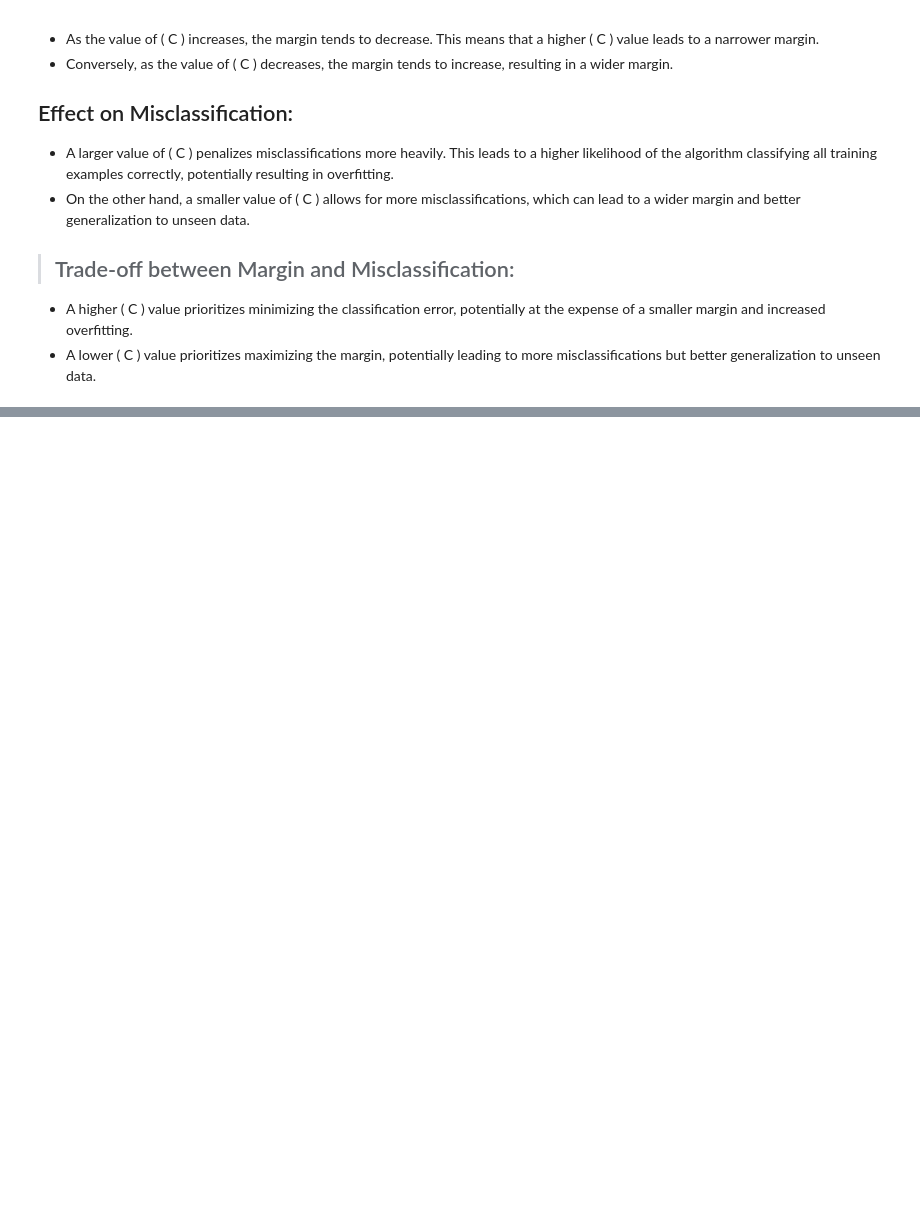
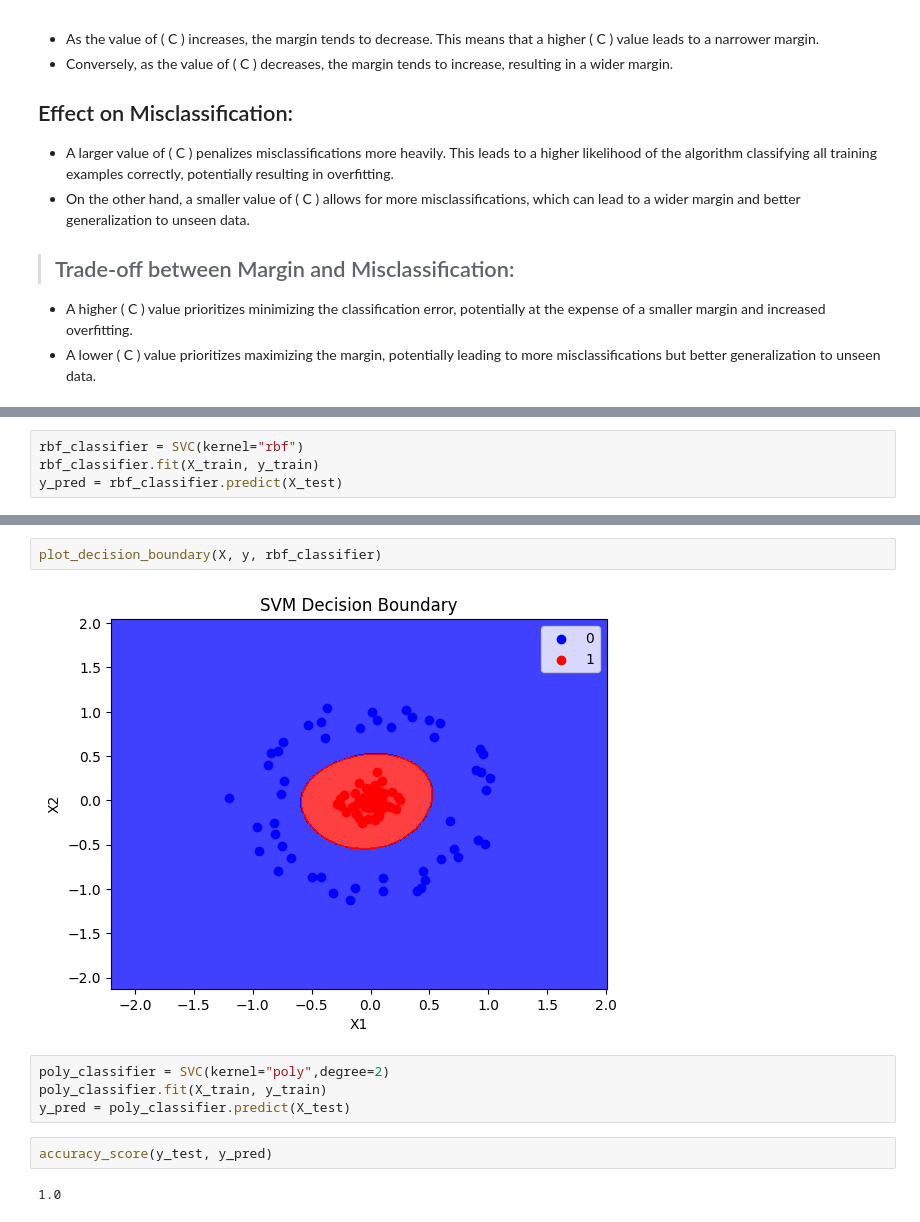
Before and after one commit to Danishdbu/ml1_Danish, a Jupyter notebook: SVM.ipynb, the cells around one changed output, grey strips where cells are left out. Cells and saved outputs as stored; diff of their text form; blank space fills up the shorter version.

```diff
--- a/SVM.ipynb
+++ b/SVM.ipynb
@@ -178,0 +253,4 @@ for axi, C in zip(ax, [100.0, 0.01]):
+# %%
+rbf_classifier = SVC(kernel="rbf")
+rbf_classifier.fit(X_train, y_train)
+y_pred = rbf_classifier.predict(X_test)
@@ -178,0 +261,12 @@ for axi, C in zip(ax, [100.0, 0.01]):
+# %%
+plot_decision_boundary(X, y, rbf_classifier)
+# %% [output]
+[figure, added]
+# %%
+poly_classifier = SVC(kernel="poly",degree=2)
+poly_classifier.fit(X_train, y_train)
+y_pred = poly_classifier.predict(X_test)
+# %%
+accuracy_score(y_test, y_pred)
+# %% [output]
+1.0
```
Also changed, not shown: parts of 12 cells of this notebook.
